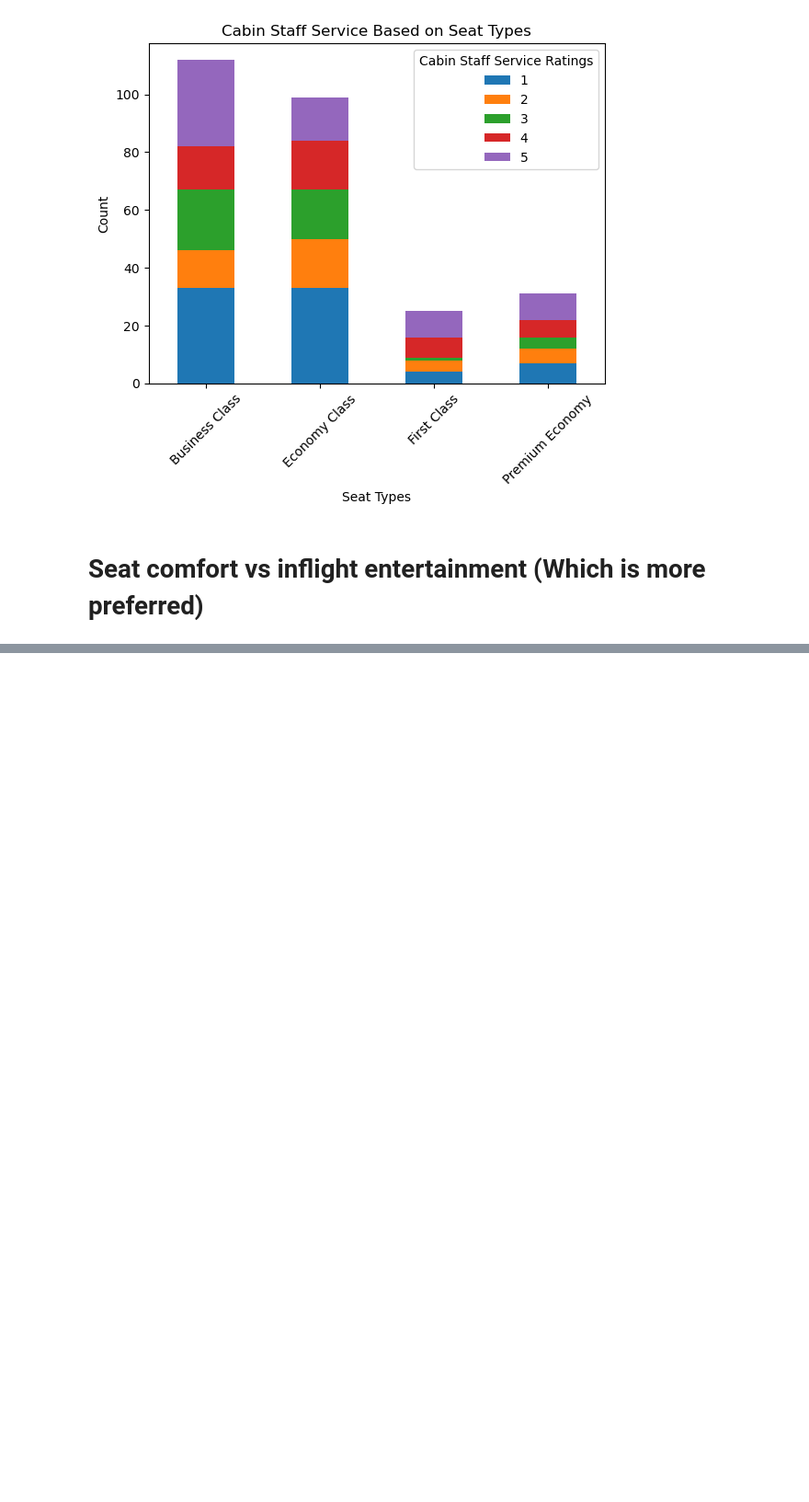
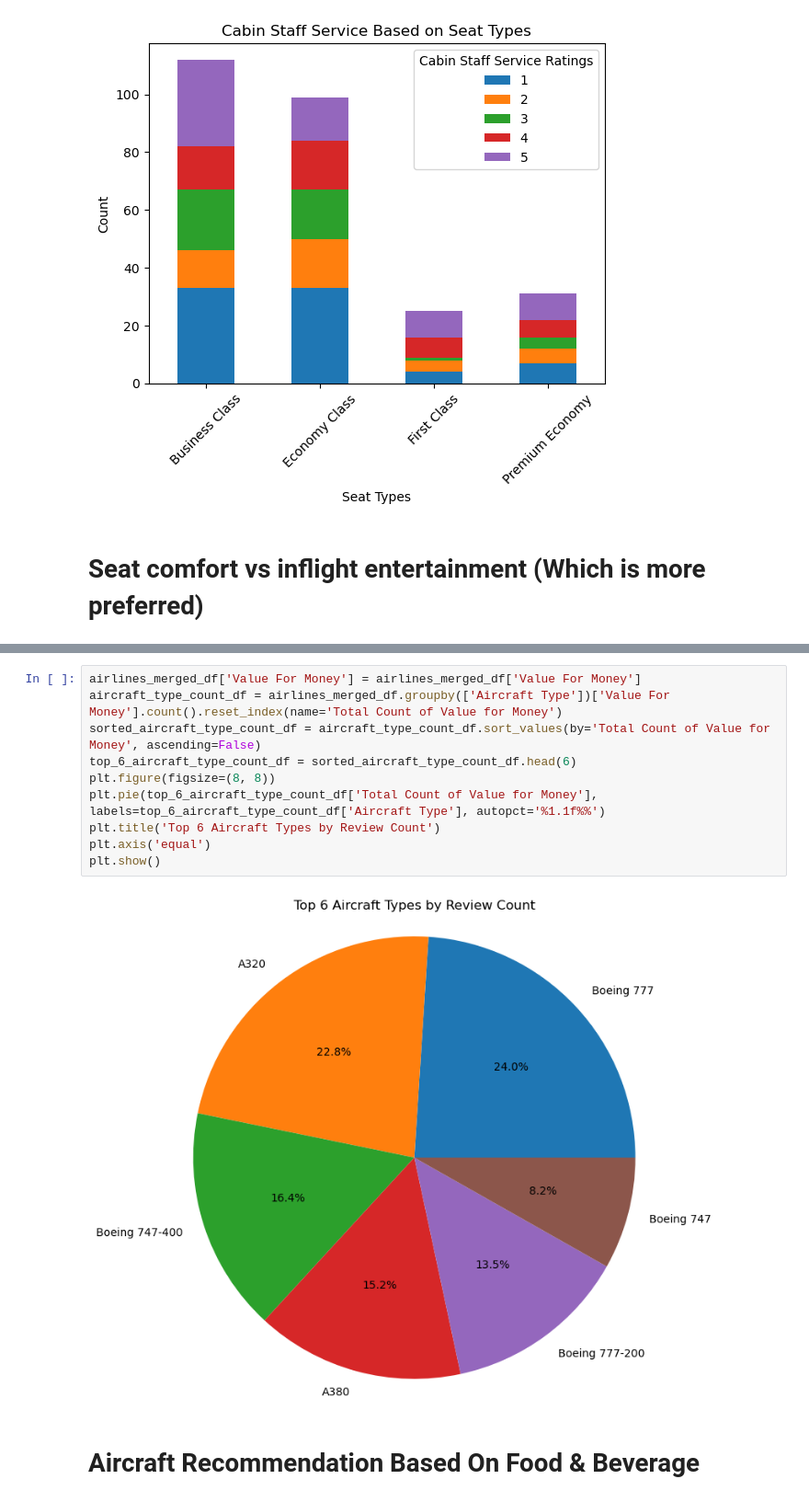
Before and after one commit to chonyeagoro/Project_3_Data_Engineering, a Jupyter notebook: Project_3_data_engineering.ipynb, the cells around one changed output, grey strips where cells are left out. Shown at 92% size. Saved outputs shown, nothing was run; the diff lists cells and outputs as text; blank space fills up the shorter version.

```diff
--- a/Project_3_data_engineering.ipynb
+++ b/Project_3_data_engineering.ipynb
@@ -288,0 +303,14 @@ AttributeError: 'DataFrameGroupBy' object has no attribute 'sort_values'
+# %%
+airlines_merged_df['Value For Money'] = airlines_merged_df['Value For Money']
+aircraft_type_count_df = airlines_merged_df.groupby(['Aircraft Type'])['Value For Money'].count().reset_index(name='Total Count of Value for Money')
+sorted_aircraft_type_count_df = aircraft_type_count_df.sort_values(by='Total Count of Value for Money', ascending=False)
+top_6_aircraft_type_count_df = sorted_aircraft_type_count_df.head(6)
+plt.figure(figsize=(8, 8))
+plt.pie(top_6_aircraft_type_count_df['Total Count of Value for Money'], labels=top_6_aircraft_type_count_df['Aircraft Type'], autopct='%1.1f%%')
+plt.title('Top 6 Aircraft Types by Review Count')
+plt.axis('equal')
+plt.show()
+# %% [output]
+[figure, added]
+# %% [markdown]
+# Aircraft Recommendation Based On Food & Beverage
```
Also changed, not shown: parts of 5 cells of this notebook.
